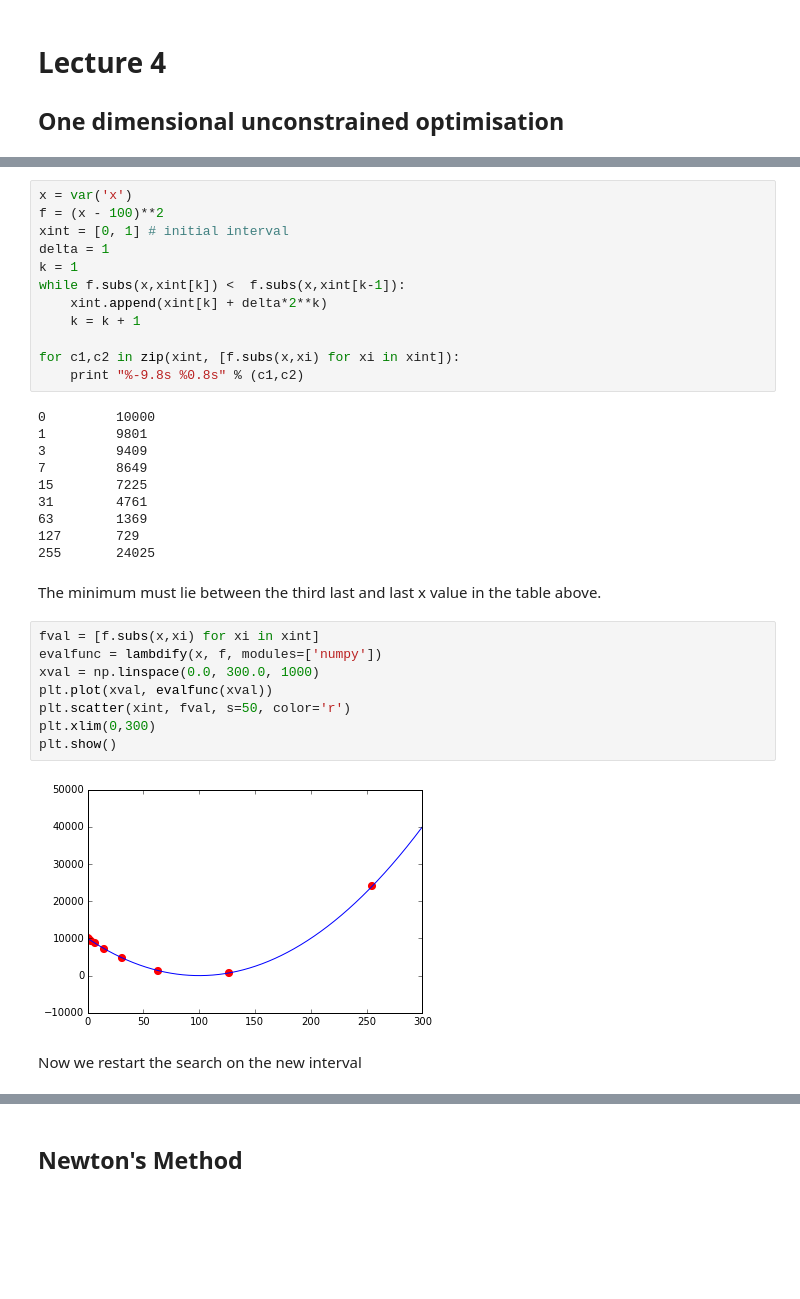
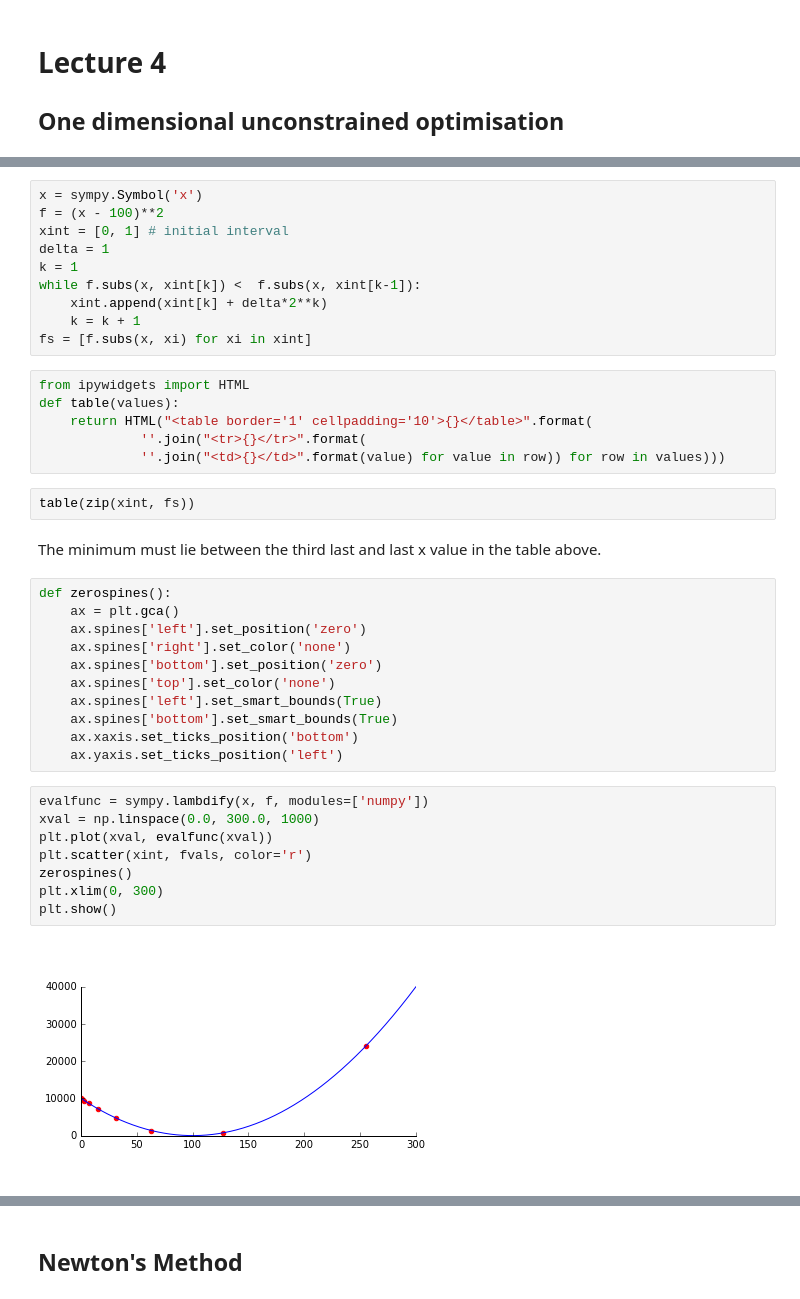
Before and after one commit to alchemyst/CSS-420-Workbooks, a Jupyter notebook: Lecture 4 1D Unconstrained optimisation.ipynb, the cells around one changed output, grey strips where cells are left out. Saved outputs shown, nothing was run; the diff lists cells and outputs as text; blank space fills up the shorter version.

```diff
--- a/Lecture 4 1D Unconstrained optimisation.ipynb
+++ b/Lecture 4 1D Unconstrained optimisation.ipynb
@@ -19,36 +23,41 @@ We seek an interval on which the minimum occurs. We search with acceleration, do
 # %%
-x = var('x')
+x = sympy.Symbol('x')
 f = (x - 100)**2
 xint = [0, 1] # initial interval
 delta = 1
 k = 1
-while f.subs(x,xint[k]) <  f.subs(x,xint[k-1]):
+while f.subs(x, xint[k]) <  f.subs(x, xint[k-1]):
     xint.append(xint[k] + delta*2**k)
     k = k + 1
-
-for c1,c2 in zip(xint, [f.subs(x,xi) for xi in xint]):
-    print "%-9.8s %0.8s" % (c1,c2)
+fs = [f.subs(x, xi) for xi in xint]
-# %% [output]
-0         10000
-1         9801
-3         9409
-7         8649
-15        7225
-31        4761
-63        1369
-127       729
-255       24025
+# %%
+from ipywidgets import HTML
+def table(values):
+    return HTML("<table border='1' cellpadding='10'>{}</table>".format(
+             ''.join("<tr>{}</tr>".format(
+             ''.join("<td>{}</td>".format(value) for value in row)) for row in values)))
+# %%
+table(zip(xint, fs))
 # %% [markdown]
 The minimum must lie between the third last and last x value in the table above.
+# %%
+def zerospines():
+    ax = plt.gca()
+    ax.spines['left'].set_position('zero')
+    ax.spines['right'].set_color('none')
+    ax.spines['bottom'].set_position('zero')
+    ax.spines['top'].set_color('none')
+    ax.spines['left'].set_smart_bounds(True)
+    ax.spines['bottom'].set_smart_bounds(True)
+    ax.xaxis.set_ticks_position('bottom')
+    ax.yaxis.set_ticks_position('left')
 # %%
-fval = [f.subs(x,xi) for xi in xint]
-evalfunc = lambdify(x, f, modules=['numpy'])
+evalfunc = sympy.lambdify(x, f, modules=['numpy'])
 xval = np.linspace(0.0, 300.0, 1000)
 plt.plot(xval, evalfunc(xval))
-plt.scatter(xint, fval, s=50, color='r')
-plt.xlim(0,300)
+plt.scatter(xint, fvals, color='r')
+zerospines()
+plt.xlim(0, 300)
 plt.show()
 # %% [output]
-[figure, old version]
+[figure, new version]
-# %% [markdown]
-Now we restart the search on the new interval
```
Also changed, not shown: parts of 38 cells of this notebook.
